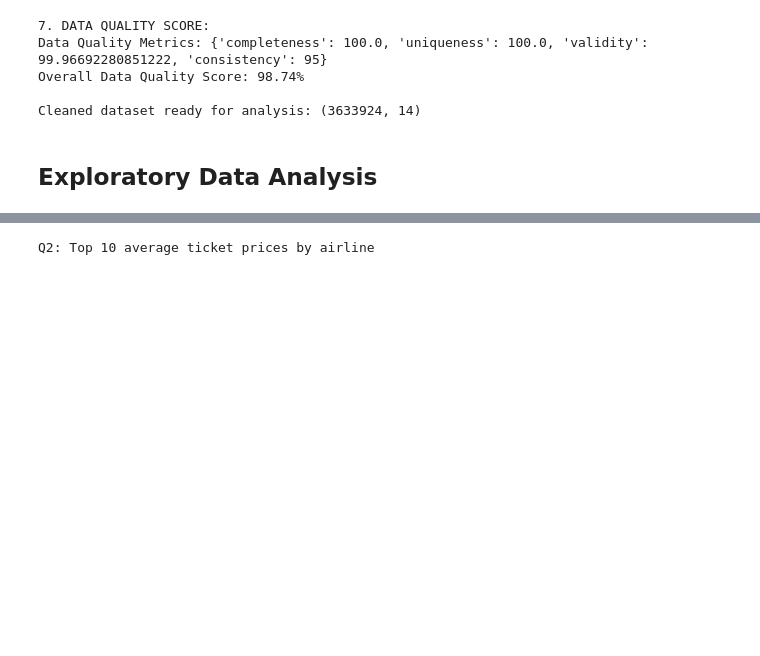
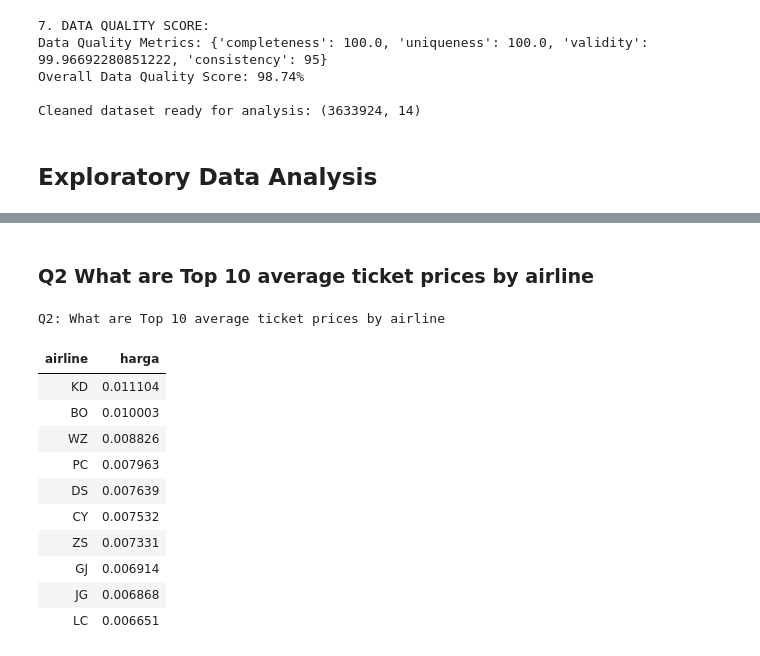
Before and after one commit to KeyCode17/Case-Study-Assignment, a Jupyter notebook: Analyze.ipynb, the cells around one changed output, grey strips where cells are left out. Drawn from its saved outputs; the diff is of its cells as text; code cells hidden in the pictures; blank space fills up the shorter version.

```diff
--- a/Analyze.ipynb
+++ b/Analyze.ipynb
@@ -260,25 +383,41 @@ Q1: What are top 10 distribution of orders by airline?
+# %% [markdown]
+### Q2 What are Top 10 average ticket prices by airline
 # %%
 # Question 2: Average ticket prices by airline (Top 10)
-print("Q2: Top 10 average ticket prices by airline")
+print("Q2: What are Top 10 average ticket prices by airline")
 avg_price_airline = df_cleaned.groupby('airline')['harga'].mean().reset_index()
 
 # Sort by average price from highest to lowest and get top 10
 avg_price_airline = avg_price_airline.sort_values('harga', ascending=False).head(10)
 
 # Create horizontal bar chart
 fig2 = px.bar(avg_price_airline, x='harga', y='airline',
               title="Q2: Average Ticket Prices by Airline (Top 10)",
               orientation='h')  # 'h' for horizontal
+
+# Display the table as well
+display(avg_price_airline.style.hide(axis="index"))
 
 # Update layout to improve readability
 fig2.update_layout(
     yaxis={'categoryorder': 'total ascending'},  # This ensures the sorting is maintained
     xaxis_title="Average Price (Harga)",
     yaxis_title="Airline",
     width=1000,  # Increase width
     height=600   # Reduced height since we only have 10 bars now
 )
 
 fig2.show()
 # %% [output]
-Q2: Top 10 average ticket prices by airline
+Q2: What are Top 10 average ticket prices by airline
+| airline | harga |
+| KD | 0.011104 |
+| BO | 0.010003 |
+| WZ | 0.008826 |
+| PC | 0.007963 |
+| DS | 0.007639 |
+| CY | 0.007532 |
+| ZS | 0.007331 |
+| GJ | 0.006914 |
+| JG | 0.006868 |
+| LC | 0.006651 |
```
Also changed, not shown: parts of 30 cells of this notebook, 5 other files.
